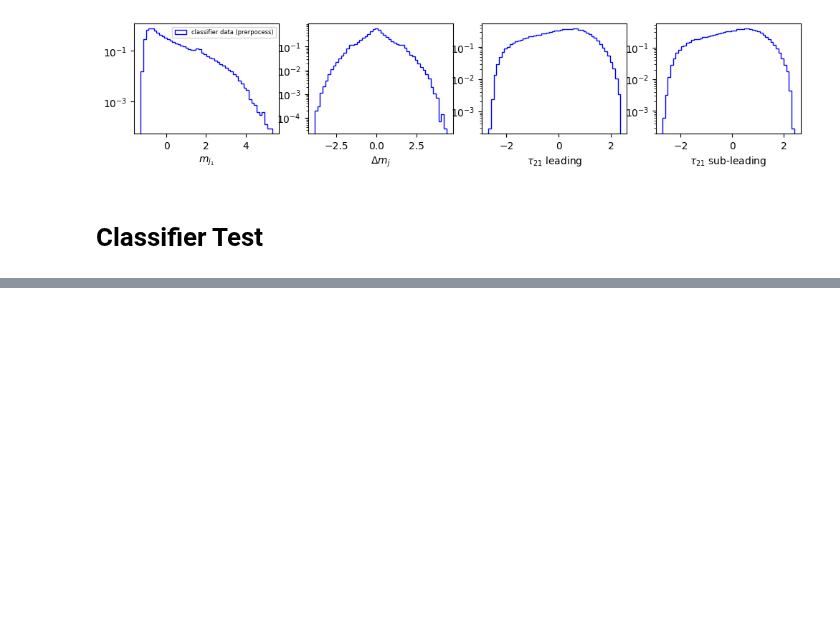
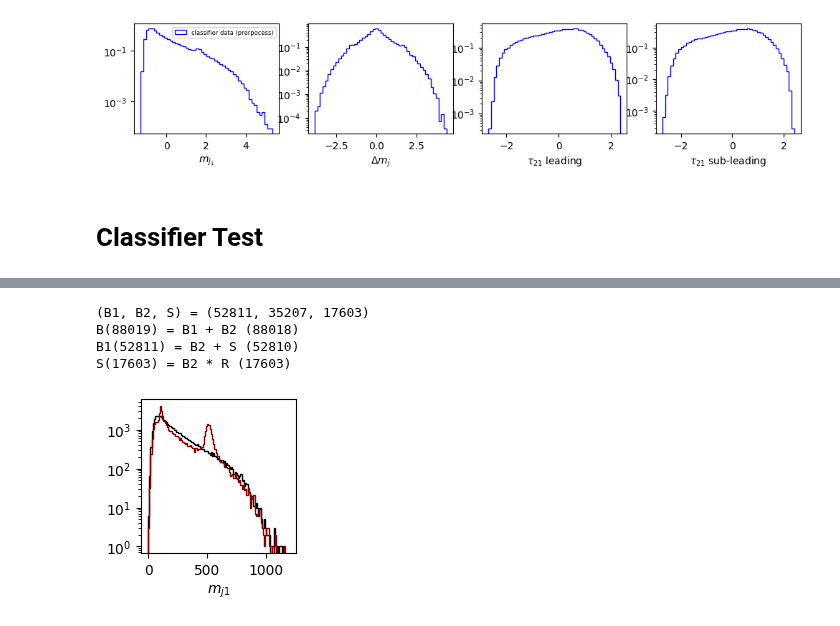
Before and after one commit to dfaroughy/DynGenModels, a Jupyter notebook: notebooks/cathode.ipynb, the cells around one changed output, grey strips where cells are left out. Drawn from its saved outputs; the diff is of its cells as text; code cells hidden in the pictures; blank space fills up the shorter version.

```diff
--- a/notebooks/cathode.ipynb
+++ b/notebooks/cathode.ipynb
@@ -343,0 +335,48 @@ early stopping triggered! Reached maximum patience at 471 epochs
+# %%
+#...define sample spliting indices
+
+B = cathode.background_test.size(0)
+R = configs.signal_noise_ratio
+S = int(R * B / (2 + R))
+B1 = int(B * (1 + R) / (2 + R))
+B2 = int(B / (2 + R))
+
+print('(B1, B2, S) = ({}, {}, {})'.format(B1, B2, S))
+print('B({}) = B1 + B2 ({})'.format(B, B1 + B2))
+print('B1({}) = B2 + S ({})'.format(B1, B2 + S))
+print('S({}) = B2 * R ({})'.format(S, int(B2 * R) ))
+
+#...remove label and mjj feature, keeps (mj1, delta mj, tau21_1, tau21_2)
+
+b = cathode.background_test[..., 2:]
+s = cathode.signal_test[..., 2:]
+
+#...define background data
+
+background = b[:B1]
+background = torch.cat([torch.zeros(background.size(0), 1), background], dim=-1)  # add background label
+
+#...define signal + background data
+
+signal_plus_background = torch.cat([b[B1:], s[:S]], dim=0)
+signal_plus_background = signal_plus_background[torch.randperm(signal_plus_background.size(0))]
+signal_plus_background = torch.cat([torch.ones(signal_plus_background.size(0), 1), signal_plus_background], dim=-1) # add signal + background label
+
+#...define test data
+
+data_test = torch.cat([background, signal_plus_background], dim=0)
+data_test = data_test[torch.randperm(data_test.size(0))]
+
+#...plot
+
+fig, ax = plt.subplots(1, 1, figsize=(2,2))
+plt.hist(data_test[data_test[...,0]==0][..., 1], bins=np.arange(0,1200,10), histtype='step', color='k', log=True)
+plt.hist(data_test[data_test[...,0]==1][..., 1], bins=np.arange(0,1200,10), histtype='step', color='darkred', log=True)
+plt.xlabel(r'$m_{j1}$')
+plt.show()
+# %% [output]
+(B1, B2, S) = (52811, 35207, 17603)
+B(88019) = B1 + B2 (88018)
+B1(52811) = B2 + S (52810)
+S(17603) = B2 * R (17603)
+[figure, added]
```
Also changed, not shown: parts of 5 cells of this notebook, 8 other files.
